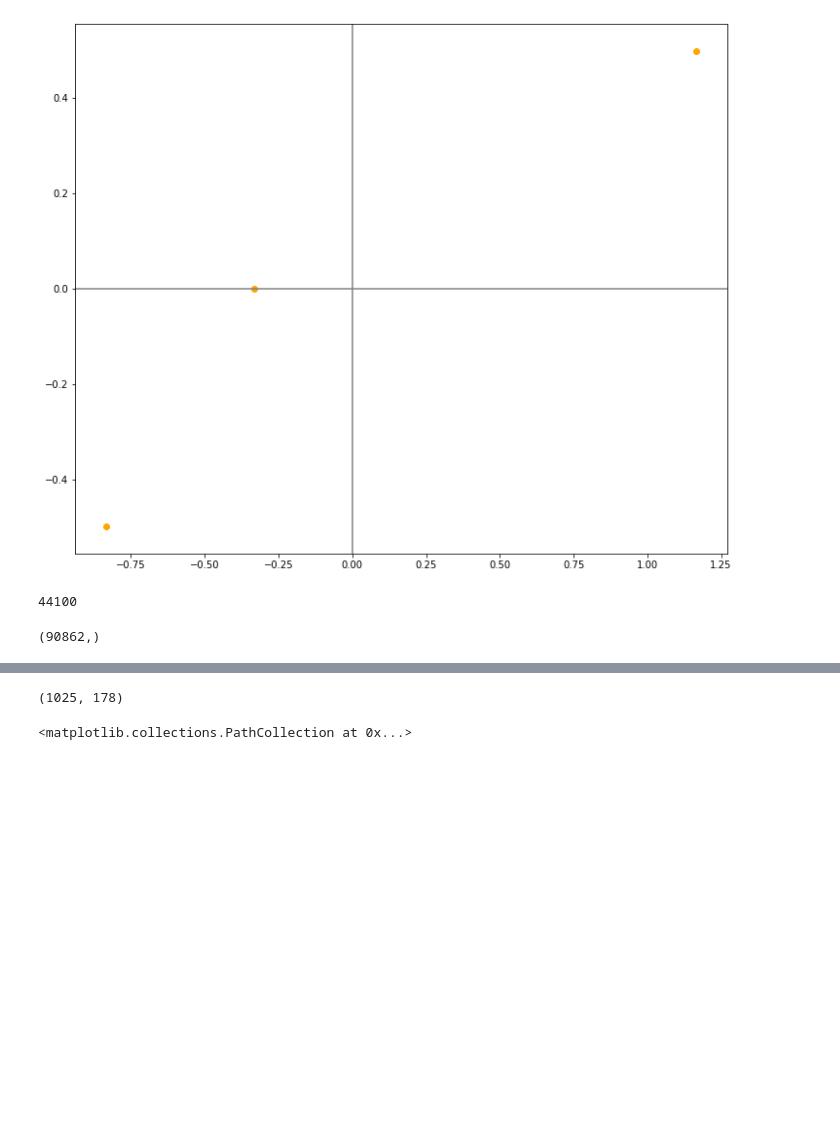
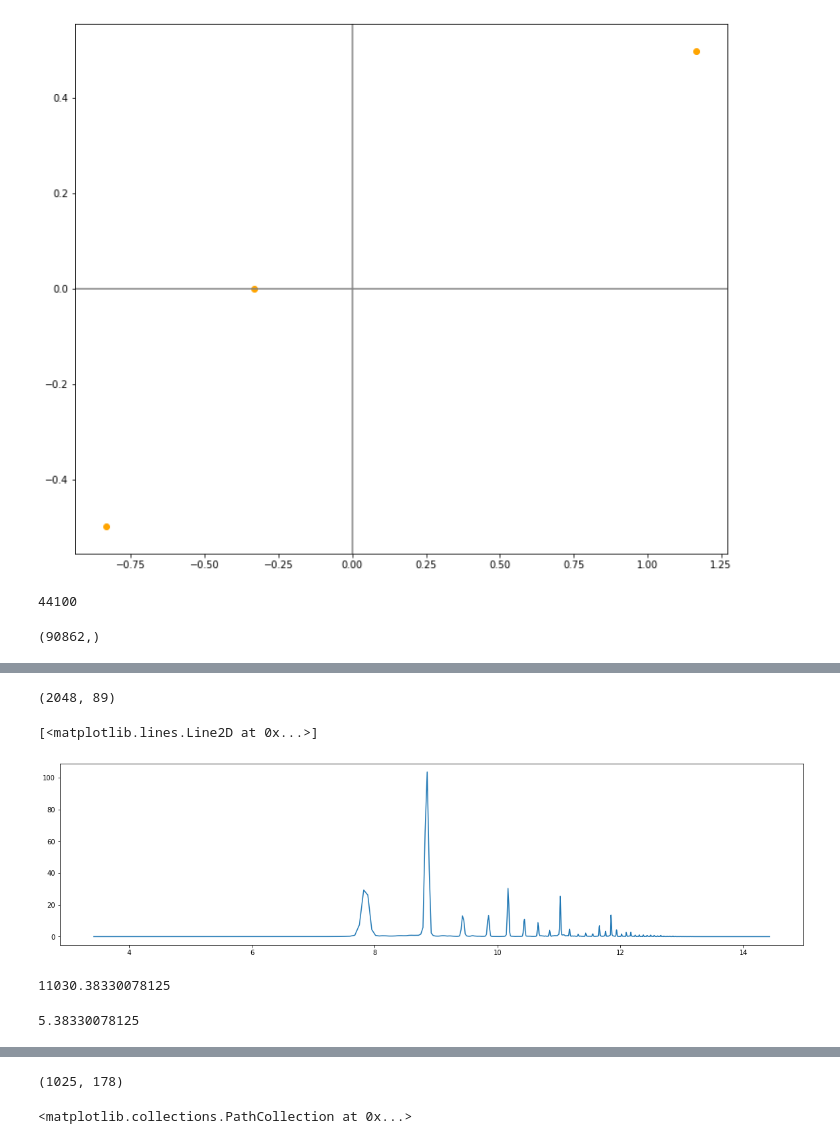
Before and after one commit to jmsmdy/sound-parse, a Jupyter notebook: Fourier Analysis.ipynb, the cells around one changed output, grey strips where cells are left out. Saved outputs shown, nothing was run; the diff lists cells and outputs as text; code cells hidden in the pictures; blank space fills up the shorter version.

```diff
--- a/Fourier Analysis.ipynb
+++ b/Fourier Analysis.ipynb
@@ -378,0 +472,31 @@ y.shape
+# %%
+stft[1:].shape
+# %% [output]
+(2048, 89)
+# %%
+from math import log
+
+n_fft = 4096 # number of samples in half a period of the lowest frequency to detect
+stft = librosa.stft(y, n_fft = 4096)[1:] # Short Time Fourier Transform
+
+fig, ax = plt.subplots(figsize=(20,5))
+#freqs = [(sr / (2*n_fft))*k for k in range(1, 2 + (n_fft//2))]
+freqs = librosa.core.fft_frequencies(sr=sr, n_fft=n_fft)[1:]
+log_2_freqs = list(map(lambda x: log(x, 2), freqs))
+#print(log_2_freqs)
+sorted(list(zip(log_2_freqs, np.abs(stft).mean(axis=1))), key=lambda x: x[1], reverse=True)
+
+ax.plot(log_2_freqs, np.abs(stft).mean(axis=1))
+
+# plt.hist(stft.mean(axis=1).shape)
+# %% [output]
+[<matplotlib.lines.Line2D at 0x...>]
+[figure, added]
+# %%
+max(freqs)
+# %% [output]
+11030.38330078125
+# %%
+min(freqs)
+# %% [output]
+5.38330078125
```
Also changed, not shown: parts of 16 cells of this notebook, 3 other files.
